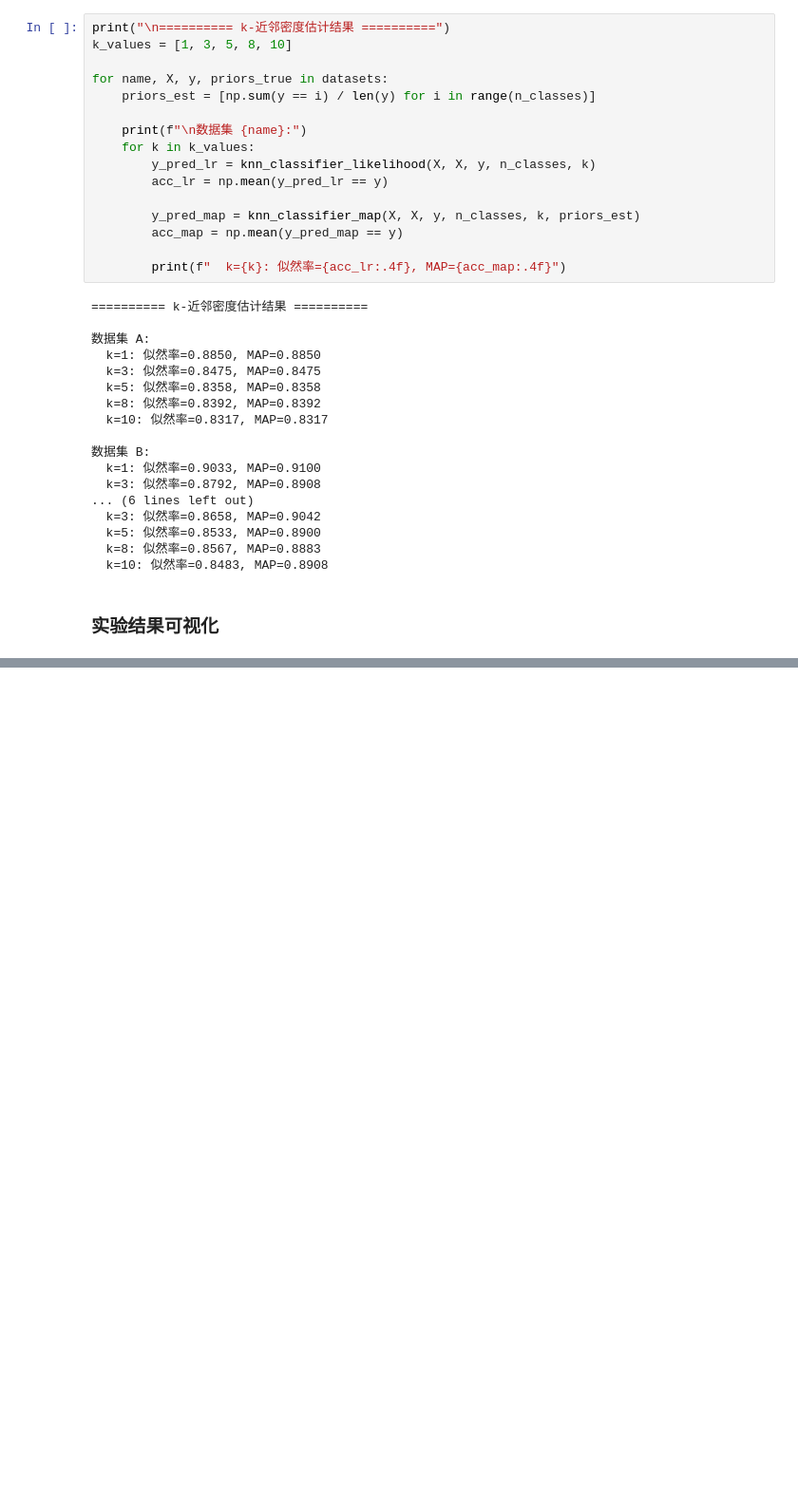
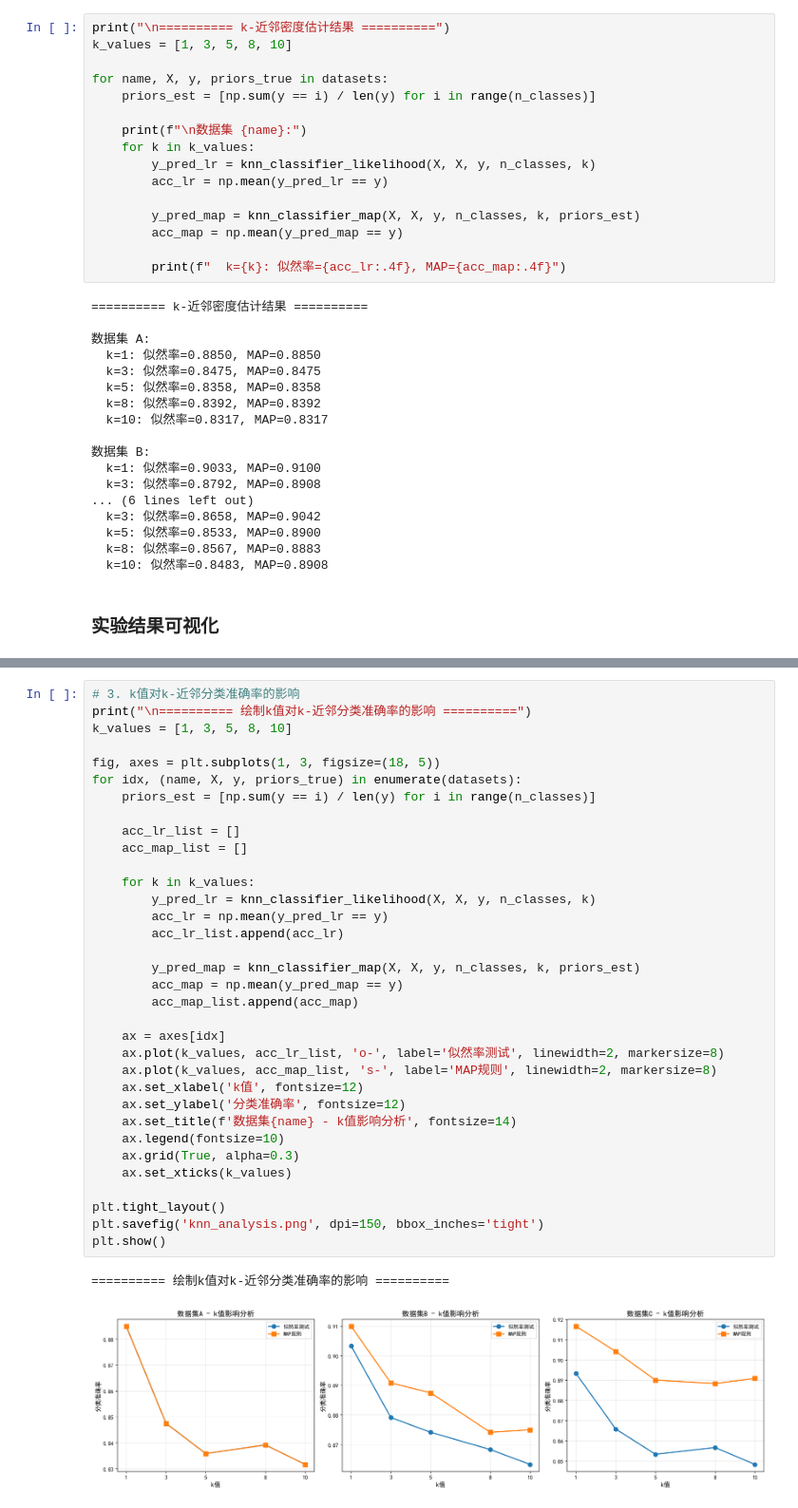
Before and after one commit to sjq0098/Machine_Learning, a Jupyter notebook: lab3/Parameter_Estimation.ipynb, the cells around one changed output, grey strips where cells are left out. Shown at 95% size. Saved outputs shown, nothing was run; the diff lists cells and outputs as text; blank space fills up the shorter version.

```diff
--- a/lab3/Parameter_Estimation.ipynb
+++ b/lab3/Parameter_Estimation.ipynb
@@ -489,0 +670,37 @@ for name, X, y, priors_true in datasets:
+# %%
+# 3. k值对k-近邻分类准确率的影响
+print("\n========== 绘制k值对k-近邻分类准确率的影响 ==========")
+k_values = [1, 3, 5, 8, 10]
+
+fig, axes = plt.subplots(1, 3, figsize=(18, 5))
+for idx, (name, X, y, priors_true) in enumerate(datasets):
+    priors_est = [np.sum(y == i) / len(y) for i in range(n_classes)]
+
+    acc_lr_list = []
+    acc_map_list = []
+
+    for k in k_values:
+        y_pred_lr = knn_classifier_likelihood(X, X, y, n_classes, k)
+        acc_lr = np.mean(y_pred_lr == y)
+        acc_lr_list.append(acc_lr)
+
+        y_pred_map = knn_classifier_map(X, X, y, n_classes, k, priors_est)
+        acc_map = np.mean(y_pred_map == y)
+        acc_map_list.append(acc_map)
+
+    ax = axes[idx]
+    ax.plot(k_values, acc_lr_list, 'o-', label='似然率测试', linewidth=2, markersize=8)
+    ax.plot(k_values, acc_map_list, 's-', label='MAP规则', linewidth=2, markersize=8)
+    ax.set_xlabel('k值', fontsize=12)
+    ax.set_ylabel('分类准确率', fontsize=12)
+    ax.set_title(f'数据集{name} - k值影响分析', fontsize=14)
+    ax.legend(fontsize=10)
+    ax.grid(True, alpha=0.3)
+    ax.set_xticks(k_values)
+
+plt.tight_layout()
+plt.savefig('knn_analysis.png', dpi=150, bbox_inches='tight')
+plt.show()
+# %% [output]
+========== 绘制k值对k-近邻分类准确率的影响 ==========
+[figure, added]
```
Also changed, not shown: parts of 4 cells of this notebook, 3 other files.
